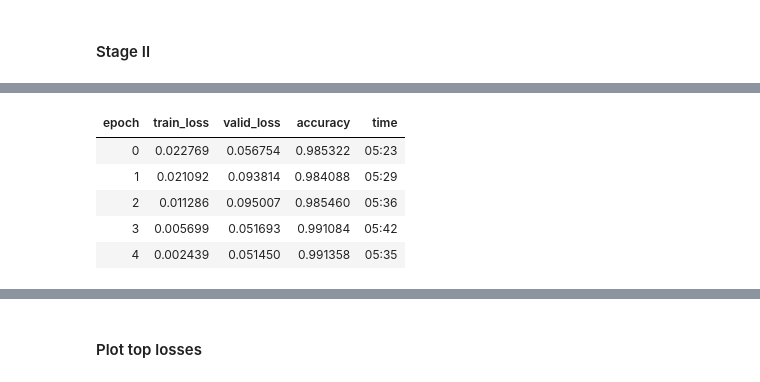
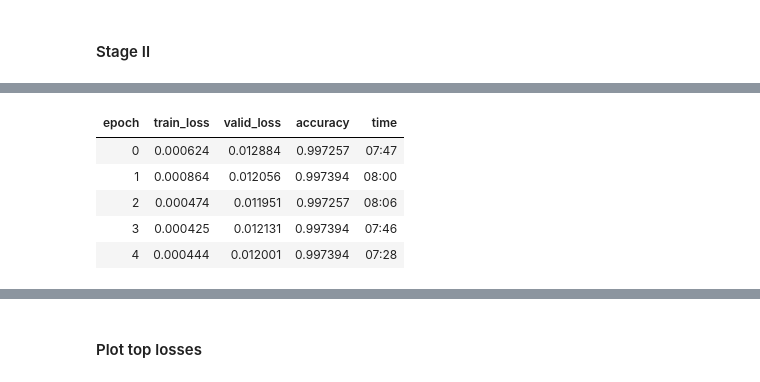
Before and after one commit to lubancafe/fastai-deeper, a Jupyter notebook: Fastai v3 Project - German Traffic Sign Recognition Benchmark.ipynb, the cells around one changed output, grey strips where cells are left out. Drawn from its saved outputs; the diff is of its cells as text; code cells hidden in the pictures.

```diff
--- a/Fastai v3 Project - German Traffic Sign Recognition Benchmark.ipynb
+++ b/Fastai v3 Project - German Traffic Sign Recognition Benchmark.ipynb
@@ -261,2 +372,0 @@ LR Finder is complete, type {learner_name}.recorder.plot() to see the graph.
-# %%
-learn.fit_one_cycle(3, slice(lr))
@@ -267,0 +373,5 @@ learn.fit_one_cycle(3, slice(lr))
+# %%
+#learn.unfreeze()
+
+lr = 1e-3
+learn.fit_one_cycle(5, slice(lr), wd=0.4)
@@ -272,3 +386,0 @@ learn.save('stage-2-rn34-fp16-l4')
-# %%
-# if out of memory below, restart from here
-learn.load('stage-2-rn34-fp16-l4')
@@ -312,0 +387,2 @@ lr=1e-2
+# %%
+learn.load('stage-2b-rn34-partds-112').to_fp16()
@@ -313,9 +407,10 @@ lr=1e-2
 # %%
-learn.fit_one_cycle(5, slice(1e-3, lr))
+learn.unfreeze()
+learn.fit_one_cycle(5, slice(1e-5), wd=0.4)
 # %% [output]
 | epoch | train_loss | valid_loss | accuracy | time |
-| 0 | 0.022769 | 0.056754 | 0.985322 | 05:23 |
-| 1 | 0.021092 | 0.093814 | 0.984088 | 05:29 |
-| 2 | 0.011286 | 0.095007 | 0.985460 | 05:36 |
-| 3 | 0.005699 | 0.051693 | 0.991084 | 05:42 |
-| 4 | 0.002439 | 0.051450 | 0.991358 | 05:35 |
+| 0 | 0.000624 | 0.012884 | 0.997257 | 07:47 |
+| 1 | 0.000864 | 0.012056 | 0.997394 | 08:00 |
+| 2 | 0.000474 | 0.011951 | 0.997257 | 08:06 |
+| 3 | 0.000425 | 0.012131 | 0.997394 | 07:46 |
+| 4 | 0.000444 | 0.012001 | 0.997394 | 07:28 |
```
Also changed, not shown: parts of 113 cells of this notebook, 6 other files.
